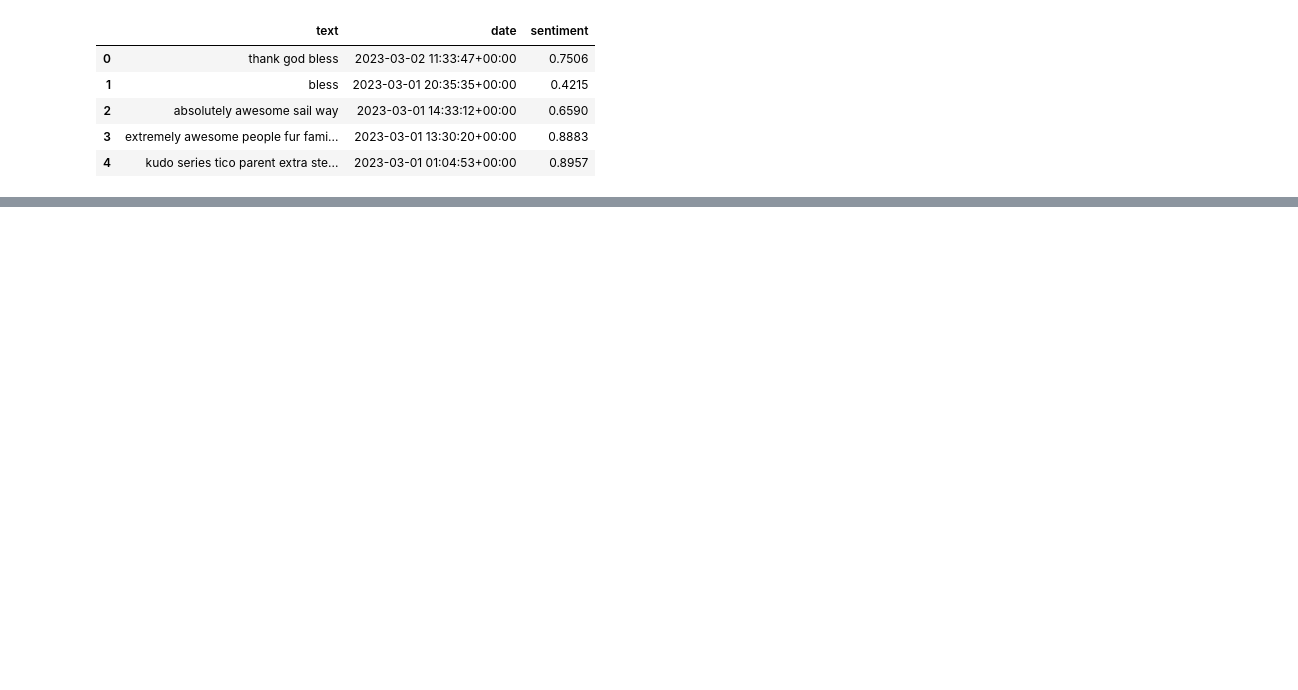
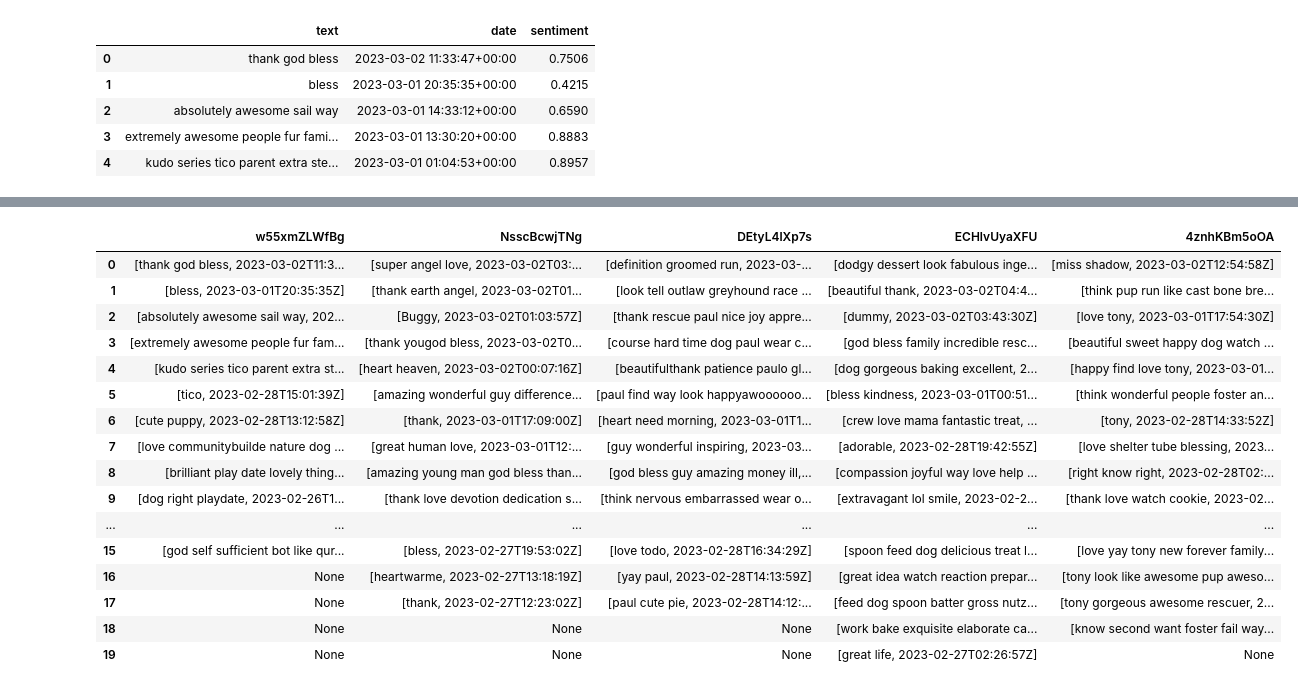
Before and after one commit to uchicago-2023-capp30122/30122-project-media-insights, a Jupyter notebook: media_insights/plotting/notebooks/exploration.ipynb, the cells around one changed output, grey strips where cells are left out. Drawn from its saved outputs; the diff is of its cells as text; code cells hidden in the pictures; blank space fills up the shorter version.

```diff
--- a/media_insights/plotting/notebooks/exploration.ipynb
+++ b/media_insights/plotting/notebooks/exploration.ipynb
@@ -119 +121,21 @@ plot_comment_cumsum_ts(df, 3)
 [interactive output not drawn]
+# %%
+pd.read_json("../../data/similarity_data.json")
+# %% [output]
+|  | w55xmZLWfBg | NsscBcwjTNg | DEtyL4lXp7s | ECHlvUyaXFU | 4znhKBm5oOA |
+| 0 | [thank god bless, 2023-03-02T11:3... | [super angel love, 2023-03-02T03:... | [definition groomed run, 2023-03-... | [dodgy dessert look fabulous inge... | [miss shadow, 2023-03-02T12:54:58Z] |
+| 1 | [bless, 2023-03-01T20:35:35Z] | [thank earth angel, 2023-03-02T01... | [look tell outlaw greyhound race ... | [beautiful thank, 2023-03-02T04:4... | [think pup run like cast bone bre... |
+| 2 | [absolutely awesome sail way, 202... | [Buggy, 2023-03-02T01:03:57Z] | [thank rescue paul nice joy appre... | [dummy, 2023-03-02T03:43:30Z] | [love tony, 2023-03-01T17:54:30Z] |
+| 3 | [extremely awesome people fur fam... | [thank yougod bless, 2023-03-02T0... | [course hard time dog paul wear c... | [god bless family incredible resc... | [beautiful sweet happy dog watch ... |
+| 4 | [kudo series tico parent extra st... | [heart heaven, 2023-03-02T00:07:16Z] | [beautifulthank patience paulo gl... | [dog gorgeous baking excellent, 2... | [happy find love tony, 2023-03-01... |
+| 5 | [tico, 2023-02-28T15:01:39Z] | [amazing wonderful guy difference... | [paul find way look happyawoooooo... | [bless kindness, 2023-03-01T00:51... | [think wonderful people foster an... |
+| 6 | [cute puppy, 2023-02-28T13:12:58Z] | [thank, 2023-03-01T17:09:00Z] | [heart need morning, 2023-03-01T1... | [crew love mama fantastic treat, ... | [tony, 2023-02-28T14:33:52Z] |
+| 7 | [love communitybuilde nature dog ... | [great human love, 2023-03-01T12:... | [guy wonderful inspiring, 2023-03... | [adorable, 2023-02-28T19:42:55Z] | [love shelter tube blessing, 2023... |
+| 8 | [brilliant play date lovely thing... | [amazing young man god bless than... | [god bless guy amazing money ill,... | [compassion joyful way love help ... | [right know right, 2023-02-28T02:... |
+| 9 | [dog right playdate, 2023-02-26T1... | [thank love devotion dedication s... | [think nervous embarrassed wear o... | [extravagant lol smile, 2023-02-2... | [thank love watch cookie, 2023-02... |
+| ... | ... | ... | ... | ... | ... |
+| 15 | [god self sufficient bot like qur... | [bless, 2023-02-27T19:53:02Z] | [love todo, 2023-02-28T16:34:29Z] | [spoon feed dog delicious treat l... | [love yay tony new forever family... |
+| 16 | None | [heartwarme, 2023-02-27T13:18:19Z] | [yay paul, 2023-02-28T14:13:59Z] | [great idea watch reaction prepar... | [tony look like awesome pup aweso... |
+| 17 | None | [thank, 2023-02-27T12:23:02Z] | [paul cute pie, 2023-02-28T14:12:... | [feed dog spoon batter gross nutz... | [tony gorgeous awesome rescuer, 2... |
+| 18 | None | None | None | [work bake exquisite elaborate ca... | [know second want foster fail way... |
+| 19 | None | None | None | [great life, 2023-02-27T02:26:57Z] | None |
```
Also changed, not shown: parts of 3 cells of this notebook, 1 other file.
